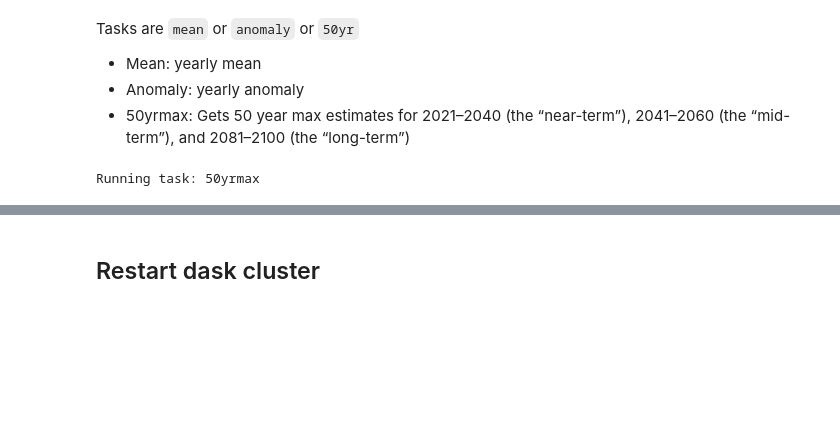
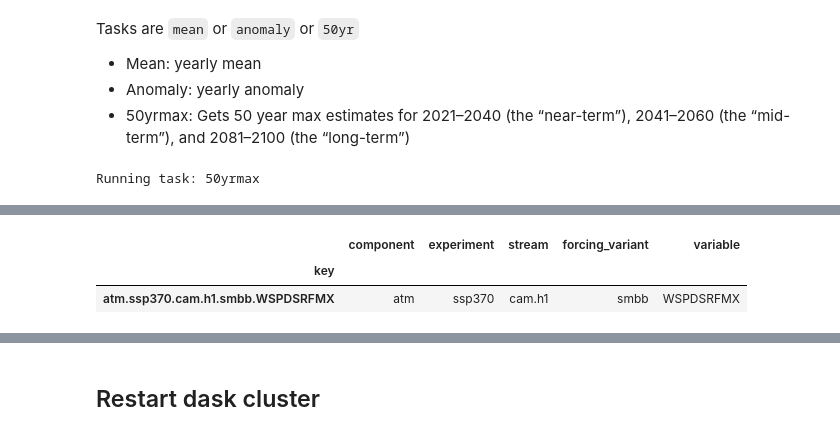
Before and after one commit to ivalencius/winds-of-change, a Jupyter notebook: wind_trends.ipynb, the cells around one changed output, grey strips where cells are left out. Saved outputs shown, nothing was run; the diff lists cells and outputs as text; code cells hidden in the pictures; blank space fills up the shorter version.

Commit message:
using cesm2 large ensemble

```diff
--- a/wind_trends.ipynb
+++ b/wind_trends.ipynb
@@ -248,0 +240,8 @@ Running task: 50yrmax
+# %%
+cesm2LE2 = cat.search(
+    long_name='Horizontal total wind speed maximum at the surface',  # maximum daily near surface wind speed
+    experiment='ssp370',  # future projection, alternative is 'historical
+    frequency='day_1',
+    forcing_variant='smbb'
+)
+cesm2LE2.serialize(name="CESM2_LE2_WSPDSRFMX", catalog_type="file")
@@ -248,0 +250,6 @@ Running task: 50yrmax
+# %%
+cesm2LE2.keys_info()
+# %% [output]
+|  | component | experiment | stream | forcing_variant | variable |
+| key |  |  |  |  |  |
+| atm.ssp370.cam.h1.smbb.WSPDSRFMX | atm | ssp370 | cam.h1 | smbb | WSPDSRFMX |
```
Also changed, not shown: parts of 16 cells of this notebook, 9 other files.
